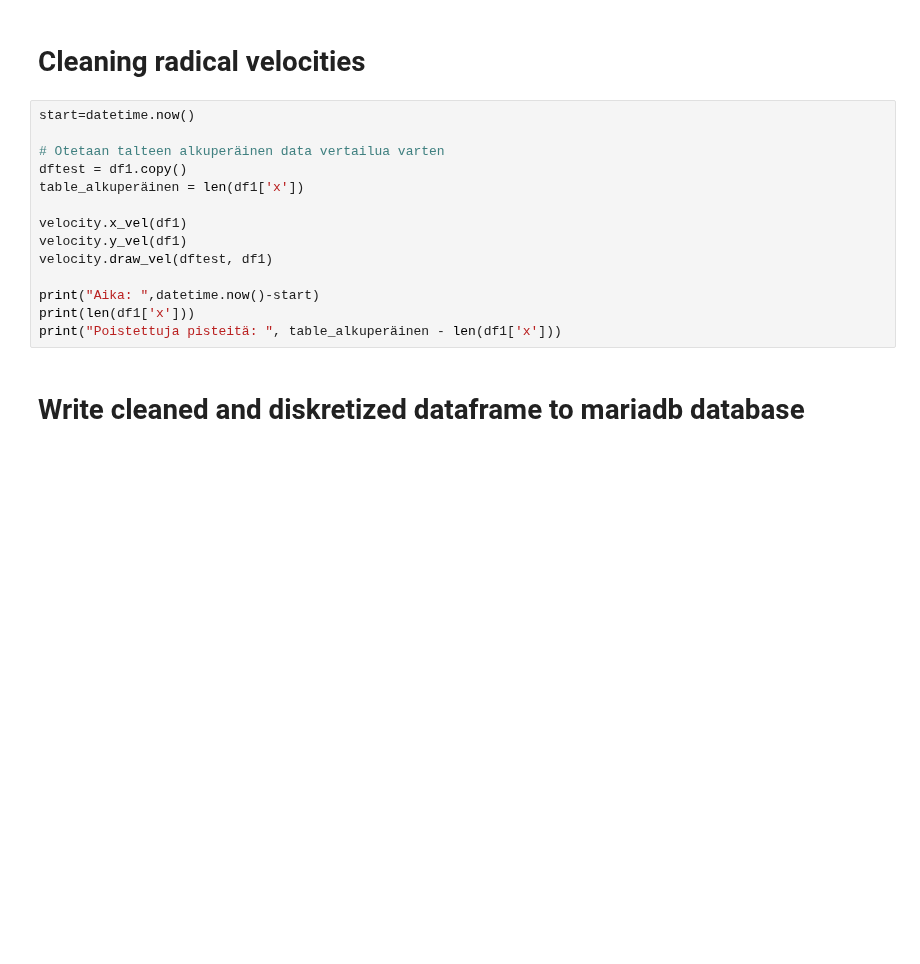
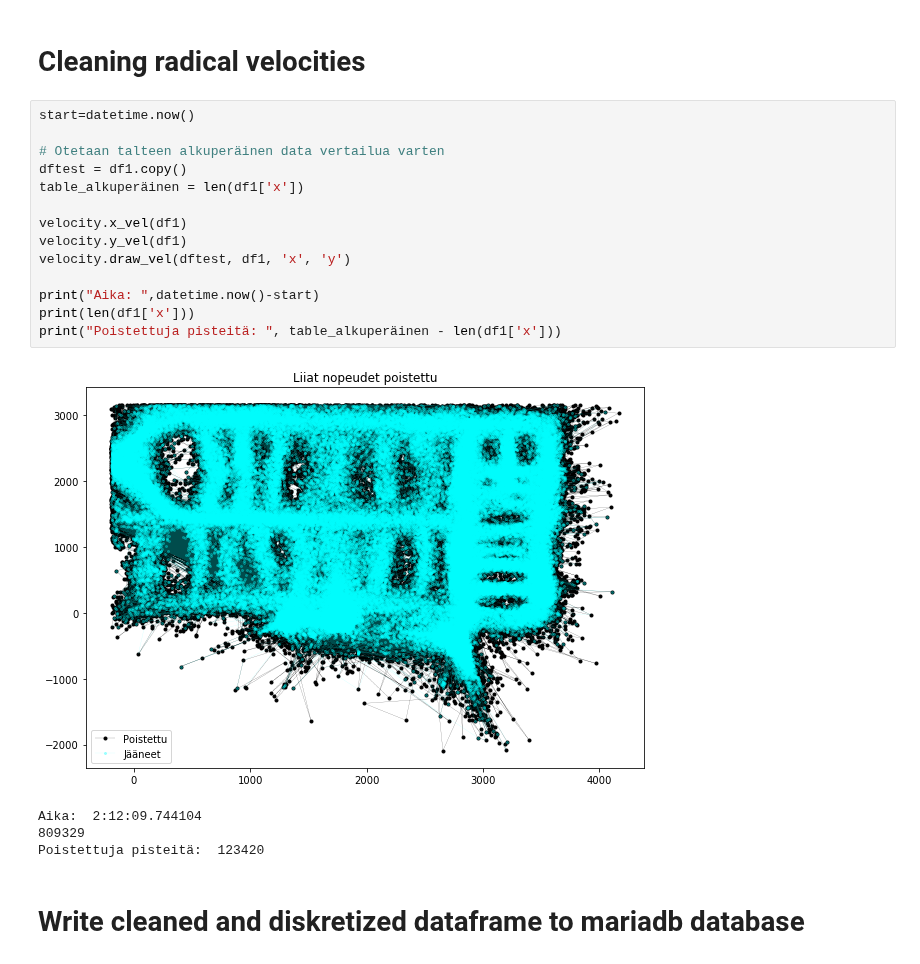
Before and after one commit to Erik-Eki/Project-2-machine-learning-applications, a Jupyter notebook: main.ipynb, the cells around one changed output. Drawn from its saved outputs; the diff is of its cells as text; blank space fills up the shorter version.

```diff
--- a/main.ipynb
+++ b/main.ipynb
@@ -120,17 +122,22 @@ df1.head(5)
 # %%
 start=datetime.now()
 
 # Otetaan talteen alkuperäinen data vertailua varten
 dftest = df1.copy()
 table_alkuperäinen = len(df1['x'])
 
 velocity.x_vel(df1)
 velocity.y_vel(df1)
-velocity.draw_vel(dftest, df1)
+velocity.draw_vel(dftest, df1, 'x', 'y')
 
 print("Aika: ",datetime.now()-start)
 print(len(df1['x']))
 print("Poistettuja pisteitä: ", table_alkuperäinen - len(df1['x']))
+# %% [output]
+[figure, added]
+Aika:  2:12:09.744104
+809329
+Poistettuja pisteitä:  123420
 # %% [markdown]
 # Write cleaned and diskretized dataframe to mariadb database
 # %%
```
Also changed, not shown: parts of 6 cells of this notebook.
